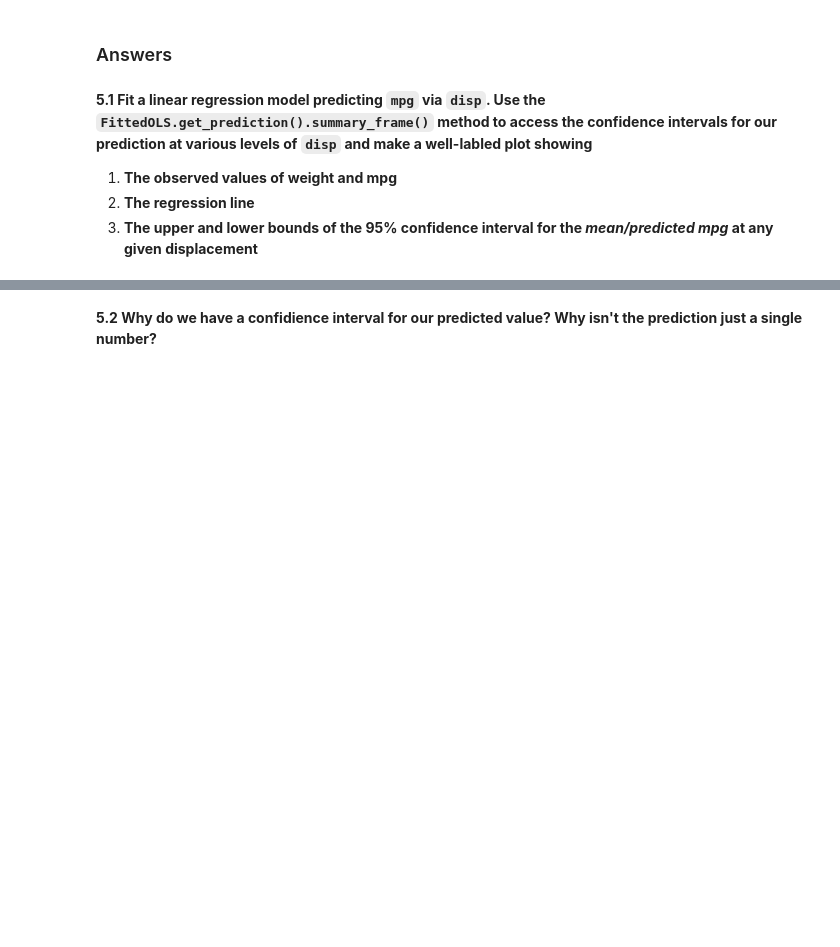
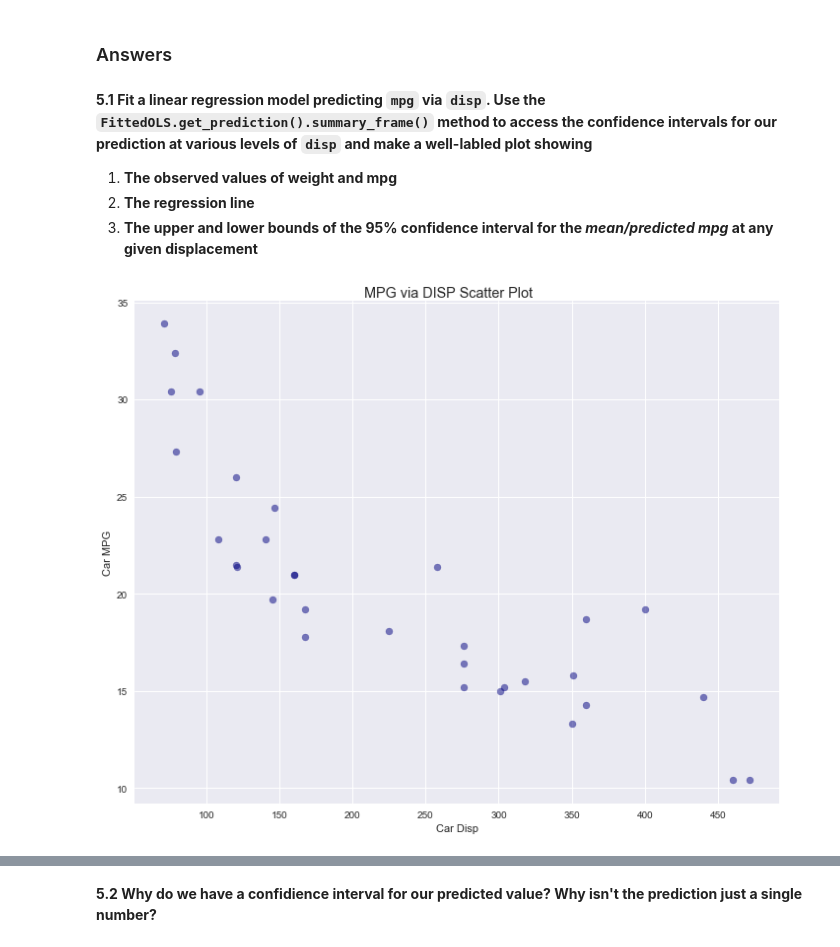
Before and after one commit to avrielepps/CS109AHW, a Jupyter notebook: cs109a_hw2_209/cs109a_hw2_209.ipynb, the cells around one changed output, grey strips where cells are left out. Saved outputs shown, nothing was run; the diff lists cells and outputs as text; code cells hidden in the pictures; blank space fills up the shorter version.

```diff
--- a/cs109a_hw2_209/cs109a_hw2_209.ipynb
+++ b/cs109a_hw2_209/cs109a_hw2_209.ipynb
@@ -94,0 +93,12 @@ X = sm.add_constant(X)
+# %%
+#First let's plot the data
+import seaborn as sns; sns.set(color_codes=True)
+fig, ax = plt.subplots(figsize=(10, 8))
+ax.scatter(df.disp, df.mpg, alpha=0.5, color='navy')
+fig.suptitle('MPG via DISP Scatter Plot')
+fig.tight_layout(pad=2);
+ax.set_xlabel('Car Disp')
+ax.set_ylabel('Car MPG')
+ax.grid(True)
+# %% [output]
+[figure, added]
```
Also changed, not shown: parts of 11 cells of this notebook, 2 other files.
